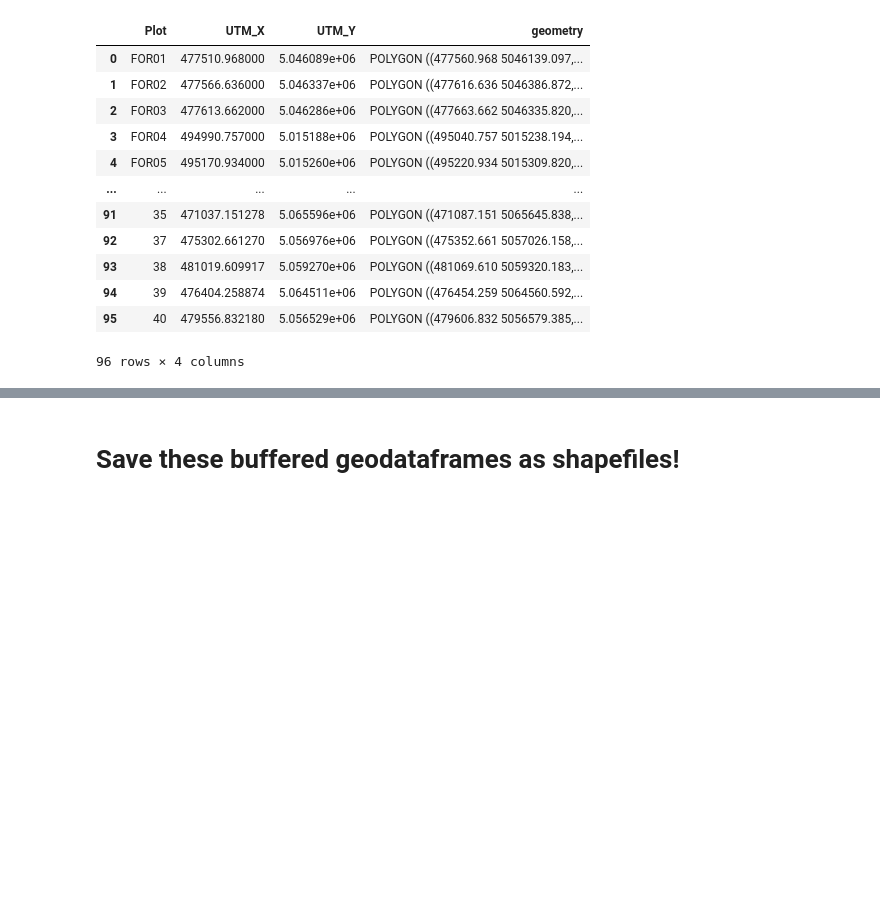
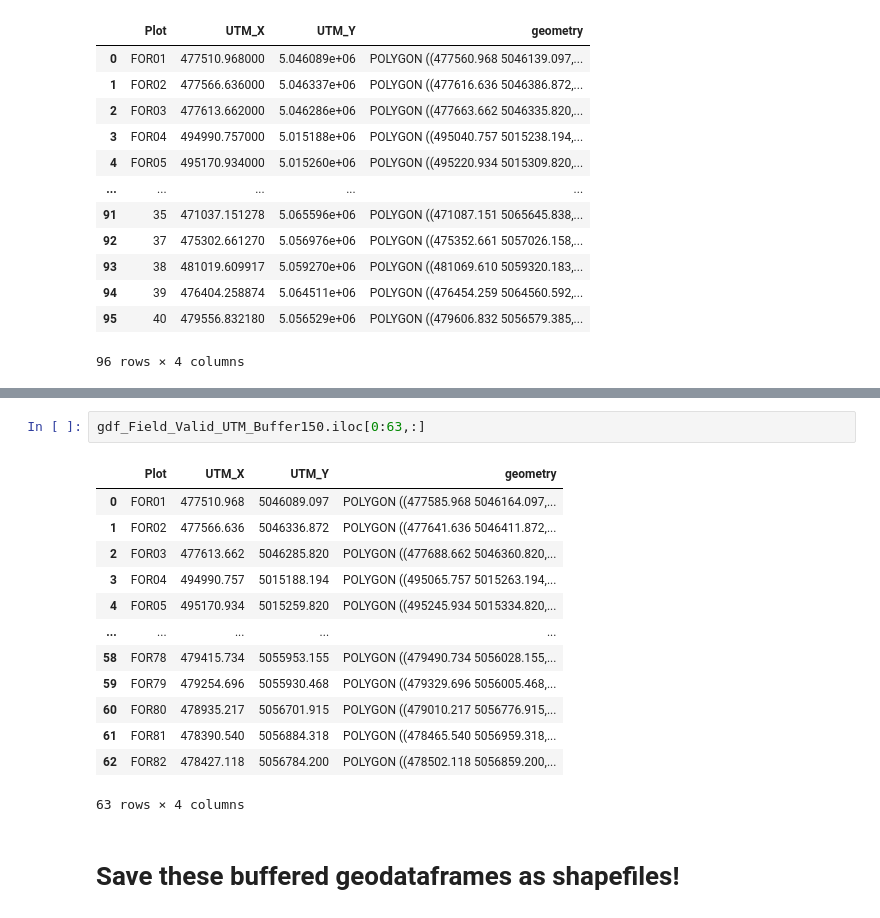
Before and after one commit to IAGO1215/TicinoBiodivMapBicocca, a Jupyter notebook: Python/7-2-FieldDataMerged Buffer.ipynb, the cells around one changed output, grey strips where cells are left out. Cells and saved outputs as stored; diff of their text form; blank space fills up the shorter version.

```diff
--- a/Python/7-2-FieldDataMerged Buffer.ipynb
+++ b/Python/7-2-FieldDataMerged Buffer.ipynb
@@ -86,3 +124,19 @@ gdf_Field_Valid_UTM_Buffer100
+# %%
+gdf_Field_Valid_UTM_Buffer150.iloc[0:63,:]
+# %% [output]
+|  | Plot | UTM_X | UTM_Y | geometry |
+| 0 | FOR01 | 477510.968 | 5046089.097 | POLYGON ((477585.968 5046164.097,... |
+| 1 | FOR02 | 477566.636 | 5046336.872 | POLYGON ((477641.636 5046411.872,... |
+| 2 | FOR03 | 477613.662 | 5046285.820 | POLYGON ((477688.662 5046360.820,... |
+| 3 | FOR04 | 494990.757 | 5015188.194 | POLYGON ((495065.757 5015263.194,... |
+| 4 | FOR05 | 495170.934 | 5015259.820 | POLYGON ((495245.934 5015334.820,... |
+| ... | ... | ... | ... | ... |
+| 58 | FOR78 | 479415.734 | 5055953.155 | POLYGON ((479490.734 5056028.155,... |
+| 59 | FOR79 | 479254.696 | 5055930.468 | POLYGON ((479329.696 5056005.468,... |
+| 60 | FOR80 | 478935.217 | 5056701.915 | POLYGON ((479010.217 5056776.915,... |
+| 61 | FOR81 | 478390.540 | 5056884.318 | POLYGON ((478465.540 5056959.318,... |
+| 62 | FOR82 | 478427.118 | 5056784.200 | POLYGON ((478502.118 5056859.200,... |
+63 rows × 4 columns
 # %% [markdown]
 # Save these buffered geodataframes as shapefiles!
 # %%
```
Also changed, not shown: parts of 5 cells of this notebook, 22 other files.
